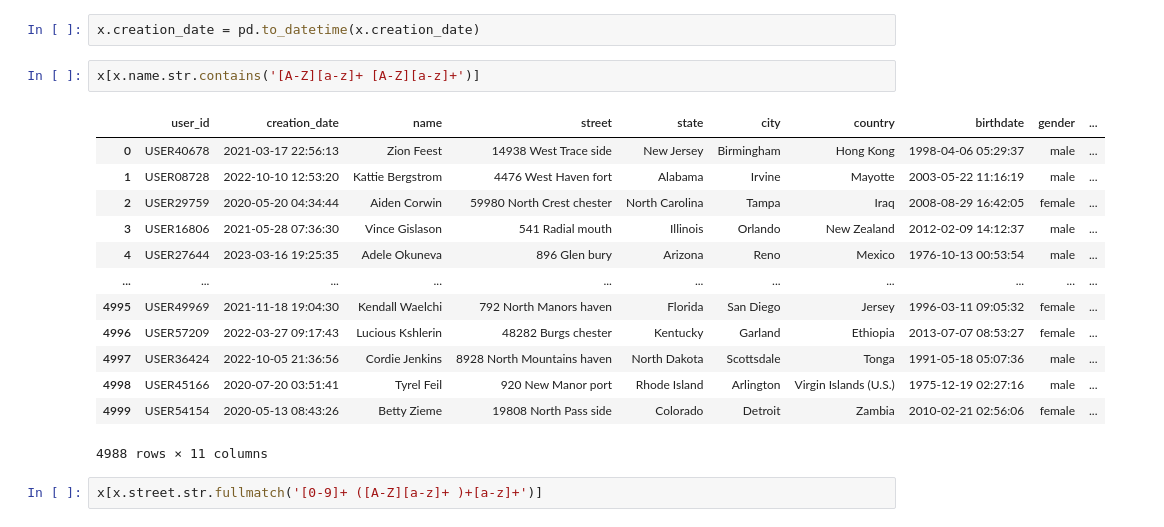
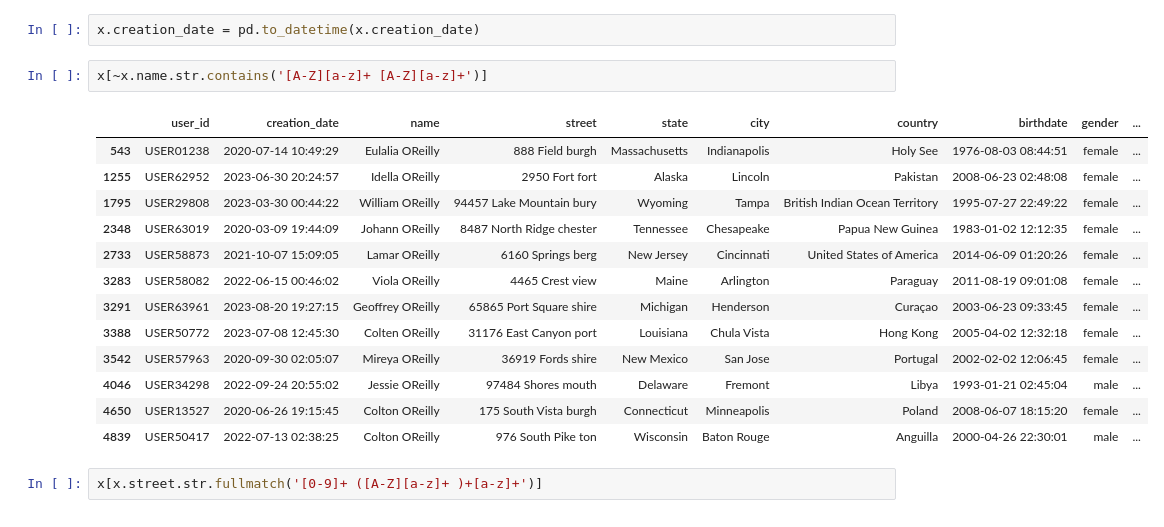
Before and after one commit to 1123Alessandro/ShopZada, a Jupyter notebook: Data Profiling.ipynb, the cells around one changed output. Cells and saved outputs as stored; diff of their text form.

```diff
--- a/Data Profiling.ipynb
+++ b/Data Profiling.ipynb
@@ -178,21 +130,21 @@ x = all['user_data.json']
 # %%
 x.creation_date = pd.to_datetime(x.creation_date)
 # %%
-x[x.name.str.contains('[A-Z][a-z]+ [A-Z][a-z]+')]
+x[~x.name.str.contains('[A-Z][a-z]+ [A-Z][a-z]+')]
 # %% [output]
 |  | user_id | creation_date | name | street | state | city | country | birthdate | gender | ... |
-| 0 | USER40678 | 2021-03-17 22:56:13 | Zion Feest | 14938 West Trace side | New Jersey | Birmingham | Hong Kong | 1998-04-06 05:29:37 | male | ... |
-| 1 | USER08728 | 2022-10-10 12:53:20 | Kattie Bergstrom | 4476 West Haven fort | Alabama | Irvine | Mayotte | 2003-05-22 11:16:19 | male | ... |
-| 2 | USER29759 | 2020-05-20 04:34:44 | Aiden Corwin | 59980 North Crest chester | North Carolina | Tampa | Iraq | 2008-08-29 16:42:05 | female | ... |
-| 3 | USER16806 | 2021-05-28 07:36:30 | Vince Gislason | 541 Radial mouth | Illinois | Orlando | New Zealand | 2012-02-09 14:12:37 | male | ... |
-| 4 | USER27644 | 2023-03-16 19:25:35 | Adele Okuneva | 896 Glen bury | Arizona | Reno | Mexico | 1976-10-13 00:53:54 | male | ... |
-| ... | ... | ... | ... | ... | ... | ... | ... | ... | ... | ... |
-| 4995 | USER49969 | 2021-11-18 19:04:30 | Kendall Waelchi | 792 North Manors haven | Florida | San Diego | Jersey | 1996-03-11 09:05:32 | female | ... |
-| 4996 | USER57209 | 2022-03-27 09:17:43 | Lucious Kshlerin | 48282 Burgs chester | Kentucky | Garland | Ethiopia | 2013-07-07 08:53:27 | female | ... |
-| 4997 | USER36424 | 2022-10-05 21:36:56 | Cordie Jenkins | 8928 North Mountains haven | North Dakota | Scottsdale | Tonga | 1991-05-18 05:07:36 | male | ... |
-| 4998 | USER45166 | 2020-07-20 03:51:41 | Tyrel Feil | 920 New Manor port | Rhode Island | Arlington | Virgin Islands (U.S.) | 1975-12-19 02:27:16 | male | ... |
-| 4999 | USER54154 | 2020-05-13 08:43:26 | Betty Zieme | 19808 North Pass side | Colorado | Detroit | Zambia | 2010-02-21 02:56:06 | female | ... |
+| 543 | USER01238 | 2020-07-14 10:49:29 | Eulalia OReilly | 888 Field burgh | Massachusetts | Indianapolis | Holy See | 1976-08-03 08:44:51 | female | ... |
+| 1255 | USER62952 | 2023-06-30 20:24:57 | Idella OReilly | 2950 Fort fort | Alaska | Lincoln | Pakistan | 2008-06-23 02:48:08 | female | ... |
+| 1795 | USER29808 | 2023-03-30 00:44:22 | William OReilly | 94457 Lake Mountain bury | Wyoming | Tampa | British Indian Ocean Territory | 1995-07-27 22:49:22 | female | ... |
+| 2348 | USER63019 | 2020-03-09 19:44:09 | Johann OReilly | 8487 North Ridge chester | Tennessee | Chesapeake | Papua New Guinea | 1983-01-02 12:12:35 | female | ... |
+| 2733 | USER58873 | 2021-10-07 15:09:05 | Lamar OReilly | 6160 Springs berg | New Jersey | Cincinnati | United States of America | 2014-06-09 01:20:26 | female | ... |
+| 3283 | USER58082 | 2022-06-15 00:46:02 | Viola OReilly | 4465 Crest view | Maine | Arlington | Paraguay | 2011-08-19 09:01:08 | female | ... |
+| 3291 | USER63961 | 2023-08-20 19:27:15 | Geoffrey OReilly | 65865 Port Square shire | Michigan | Henderson | Curaçao | 2003-06-23 09:33:45 | female | ... |
+| 3388 | USER50772 | 2023-07-08 12:45:30 | Colten OReilly | 31176 East Canyon port | Louisiana | Chula Vista | Hong Kong | 2005-04-02 12:32:18 | female | ... |
+| 3542 | USER57963 | 2020-09-30 02:05:07 | Mireya OReilly | 36919 Fords shire | New Mexico | San Jose | Portugal | 2002-02-02 12:06:45 | female | ... |
+| 4046 | USER34298 | 2022-09-24 20:55:02 | Jessie OReilly | 97484 Shores mouth | Delaware | Fremont | Libya | 1993-01-21 02:45:04 | male | ... |
+| 4650 | USER13527 | 2020-06-26 19:15:45 | Colton OReilly | 175 South Vista burgh | Connecticut | Minneapolis | Poland | 2008-06-07 18:15:20 | female | ... |
+| 4839 | USER50417 | 2022-07-13 02:38:25 | Colton OReilly | 976 South Pike ton | Wisconsin | Baton Rouge | Anguilla | 2000-04-26 22:30:01 | male | ... |
-4988 rows × 11 columns
 # %%
 x[x.street.str.fullmatch('[0-9]+ ([A-Z][a-z]+ )+[a-z]+')]
 # %% [output]
```
Also changed, not shown: parts of 19 cells of this notebook.
